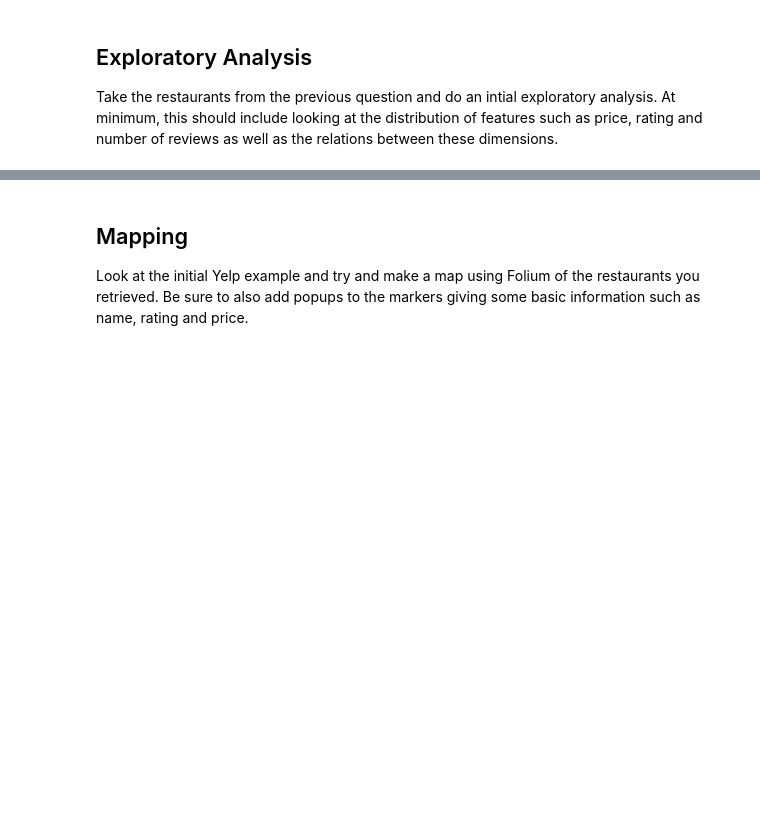
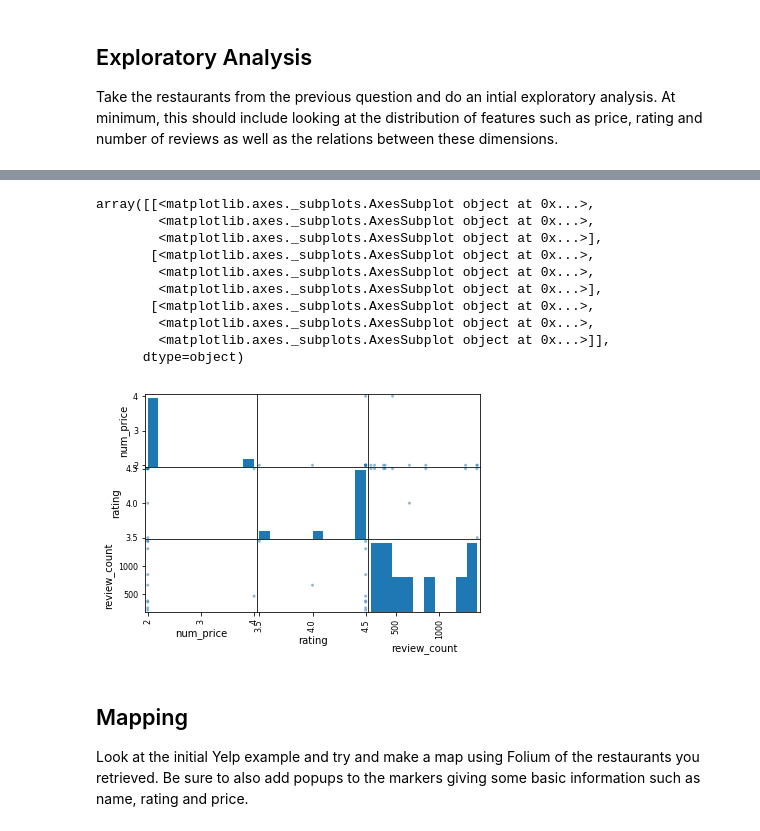
Before and after one commit to MissAle17/dsc-2-17-11-yelp-api-lab-online-ds-sp-000, a Jupyter notebook: index.ipynb, the cells around one changed output, grey strips where cells are left out. Cells and saved outputs as stored; diff of their text form; code cells hidden in the pictures; blank space fills up the shorter version.

```diff
--- a/index.ipynb
+++ b/index.ipynb
@@ -116,0 +121,5 @@ Take the restaurants from the previous question and do an intial exploratory ana
+# %%
+df = pd.DataFrame.from_dict(response.json()['businesses'])
+print(len(df))
+print(df.columns)
+df.head()
@@ -116,0 +138,2 @@ Take the restaurants from the previous question and do an intial exploratory ana
+# %%
+df['num_price'] = df.price.str.len()
@@ -117,3 +164,17 @@ Take the restaurants from the previous question and do an intial exploratory ana
+# %%
+pd.plotting.scatter_matrix(df[['num_price', 'rating', 'review_count']])
+# %% [output]
+array([[<matplotlib.axes._subplots.AxesSubplot object at 0x...>,
+        <matplotlib.axes._subplots.AxesSubplot object at 0x...>,
+        <matplotlib.axes._subplots.AxesSubplot object at 0x...>],
+       [<matplotlib.axes._subplots.AxesSubplot object at 0x...>,
+        <matplotlib.axes._subplots.AxesSubplot object at 0x...>,
+        <matplotlib.axes._subplots.AxesSubplot object at 0x...>],
+       [<matplotlib.axes._subplots.AxesSubplot object at 0x...>,
+        <matplotlib.axes._subplots.AxesSubplot object at 0x...>,
+        <matplotlib.axes._subplots.AxesSubplot object at 0x...>]],
+      dtype=object)
+[figure, added]
 # %% [markdown]
 ## Mapping
 
```
Also changed, not shown: parts of 11 cells of this notebook.
